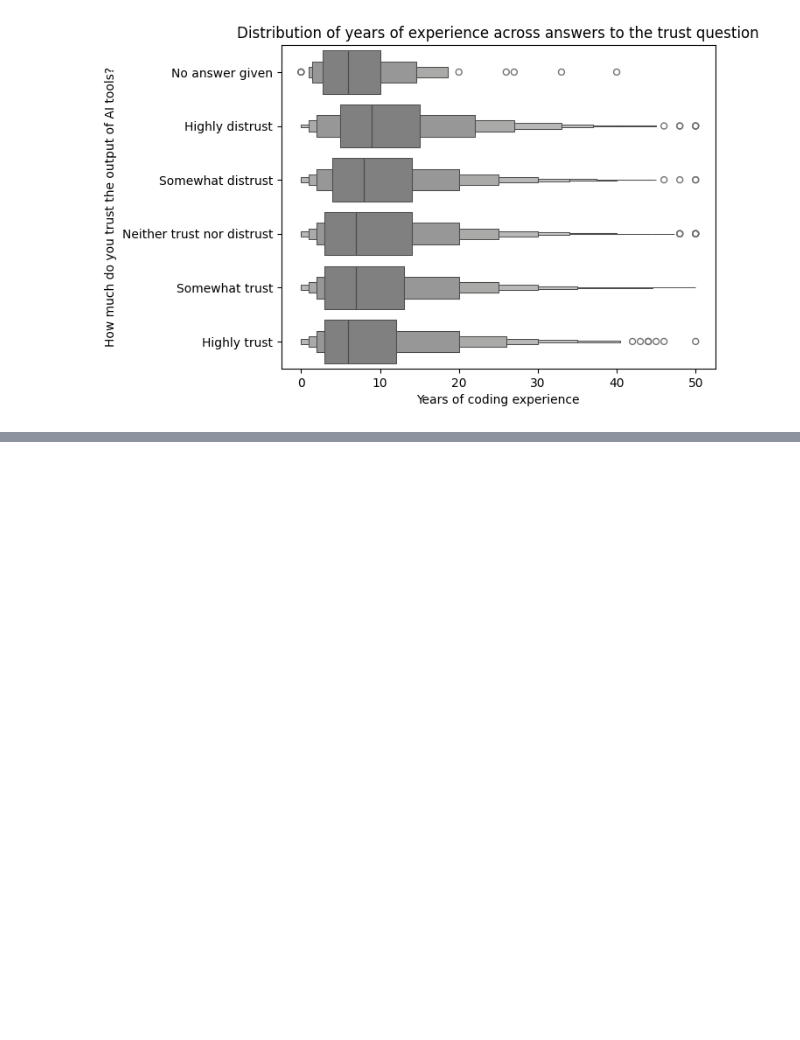
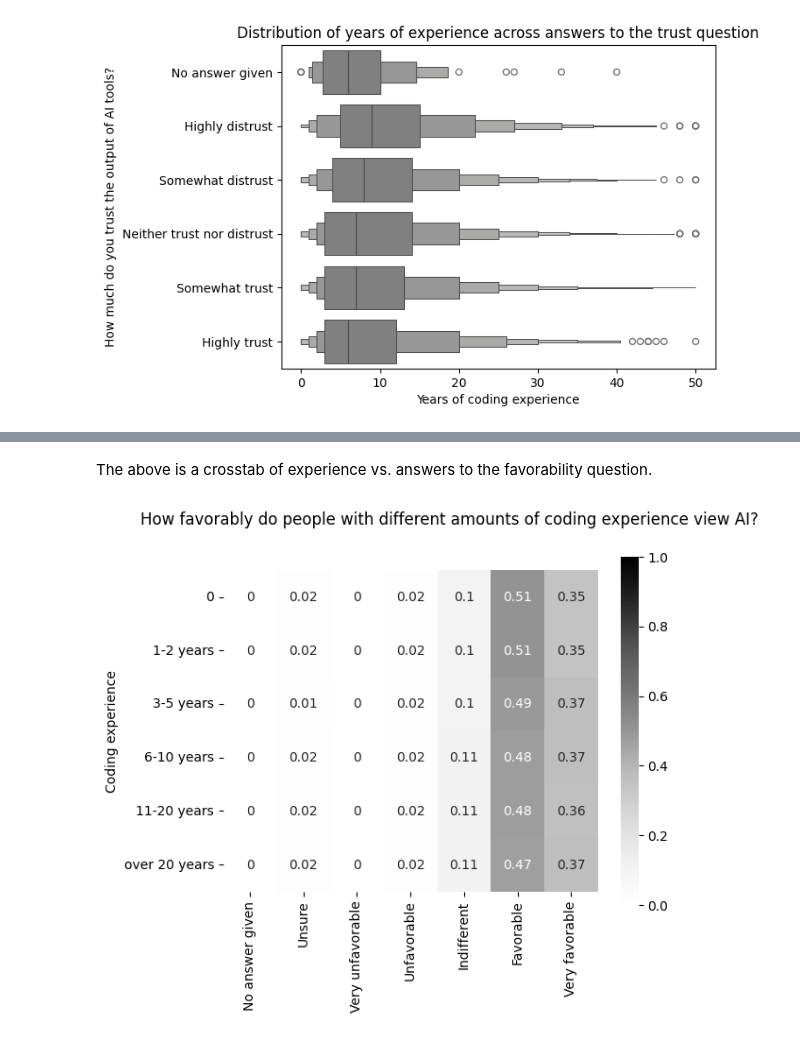
Before and after one commit to jeremysb1/data_analysis_projects, a Jupyter notebook: categorical_data.ipynb, the cells around one changed output, grey strips where cells are left out. Saved outputs shown, nothing was run; the diff lists cells and outputs as text; code cells hidden in the pictures; blank space fills up the shorter version.

```diff
--- a/categorical_data.ipynb
+++ b/categorical_data.ipynb
@@ -752,0 +791,8 @@ plt.show()
+# %%
+exp_vs_sent = pd.crosstab(
+    index=exp_bins,
+    columns=survey_ai_users["AISent"],
+    normalize="index"
+)
+
+exp_vs_sent
@@ -752,0 +808,15 @@ plt.show()
+# %% [markdown]
+The above is a crosstab of experience vs. answers to the favorability question.
+# %%
+fig, axis = create_heatmap(exp_vs_sent.round(2))
+
+fig.suptitle("How favorably do people with different amounts of coding experience view AI?")
+
+axis.set(
+    xlabel=None,
+    ylabel="Coding experience"
+)
+
+plt.show()
+# %% [output]
+[figure, added]
```
Also changed, not shown: parts of 3 cells of this notebook.
